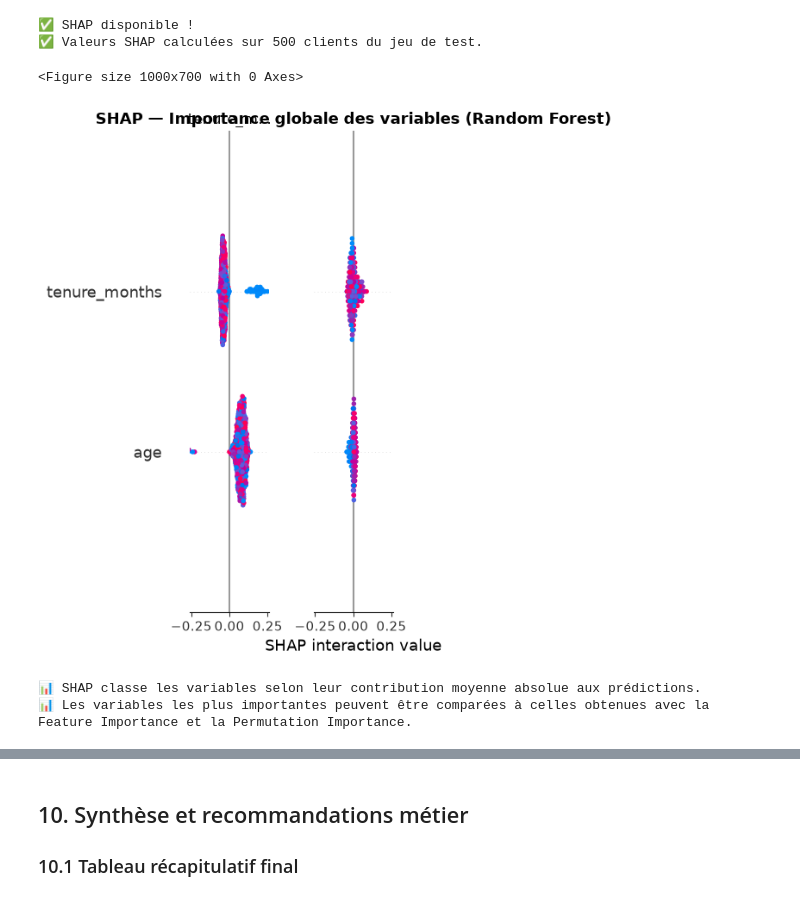
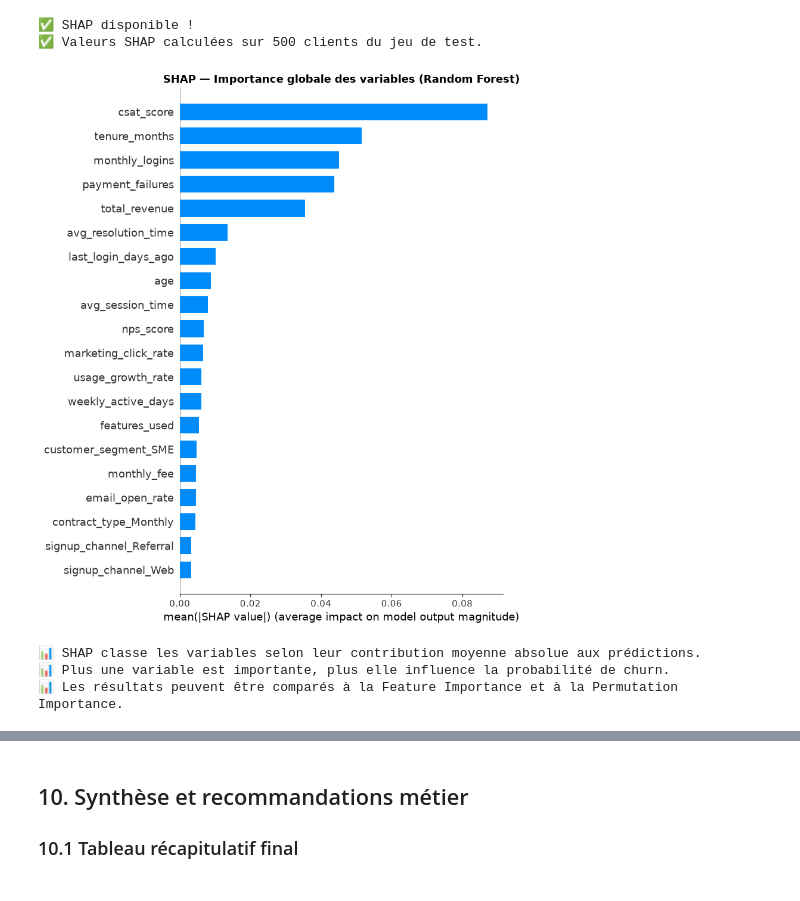
Before and after one commit to imensouidi/Customer-churn-ai, a Jupyter notebook: notebooks/04_Evaluation.ipynb, the cells around one changed output, grey strips where cells are left out. Cells and saved outputs as stored; diff of their text form; code cells hidden in the pictures.

```diff
--- a/notebooks/04_Evaluation.ipynb
+++ b/notebooks/04_Evaluation.ipynb
@@ -714,33 +720,34 @@ if shap_ok:
 # %%
 if shap_ok:
 
     # 9.1 Importance globale des variables selon SHAP
     plt.figure(figsize=(10, 7))
 
     shap.summary_plot(
-        shap_values,
+        shap_values_class1,   # Classe positive : Churn = 1
         X_sample,
         feature_names=all_features,
         plot_type="bar",
         show=False
     )
 
     plt.title(
         "SHAP — Importance globale des variables (Random Forest)",
         fontsize=13,
         fontweight="bold"
     )
 
     plt.tight_layout()
     plt.show()
 
     print("📊 SHAP classe les variables selon leur contribution moyenne absolue aux prédictions.")
-    print("📊 Les variables les plus importantes peuvent être comparées à celles obtenues avec la Feature Importance et la Permutation Importance.")
+    print("📊 Plus une variable est importante, plus elle influence la probabilité estimée de churn.")
+    print("📊 Les résultats peuvent être comparés à la Feature Importance et à la Permutation Importance.")
 # %% [output]
+[figure, new version]
-<Figure size 1000x700 with 0 Axes>
+📊 SHAP classe les variables selon leur contribution moyenne absolue aux prédictions.
+📊 Plus une variable est importante, plus elle influence la probabilité de churn.
+📊 Les résultats peuvent être comparés à la Feature Importance et à la Permutation Importance.
-[figure, old version]
-📊 SHAP classe les variables selon leur contribution moyenne absolue aux prédictions.
-📊 Les variables les plus importantes peuvent être comparées à celles obtenues avec la Feature Importance et la Permutation Importance.
 # %%
 if shap_ok:
 
```
Also changed, not shown: parts of 11 cells of this notebook, 10 other files.
